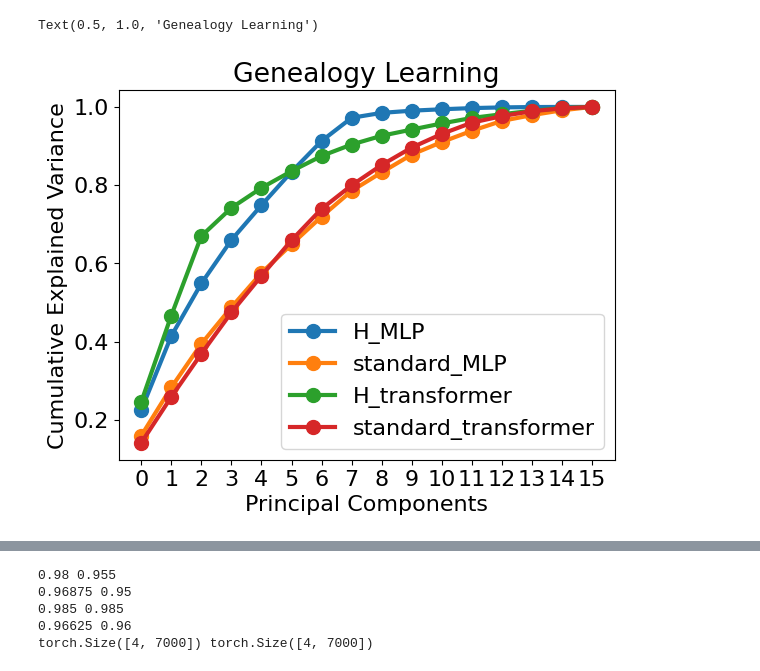
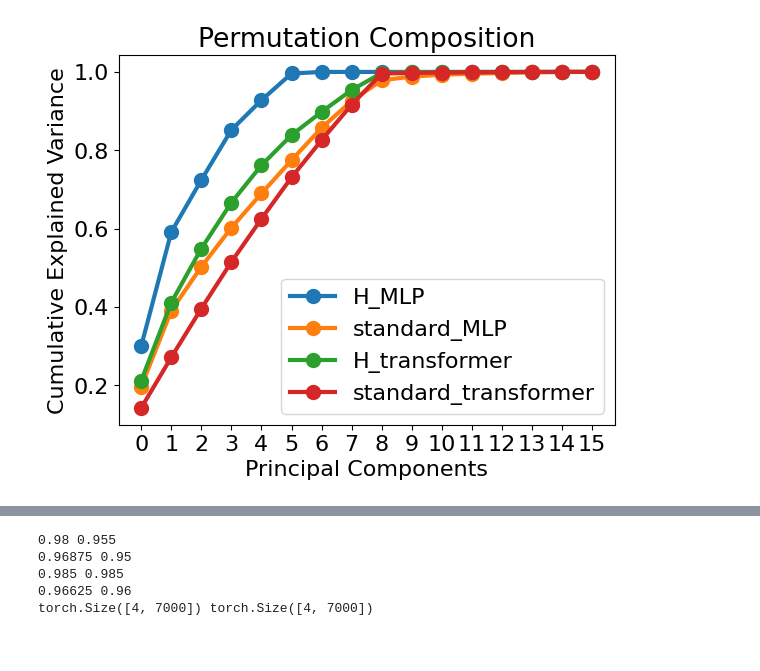
Before and after one commit to maxwellmg/grow-crystals-distance-experiments, a Jupyter notebook: notebooks/plot_runs.ipynb, the cells around one changed output, grey strips where cells are left out. Saved outputs shown, nothing was run; the diff lists cells and outputs as text; code cells hidden in the pictures.

```diff
--- a/notebooks/plot_runs.ipynb
+++ b/notebooks/plot_runs.ipynb
@@ -1,13 +6,13 @@
 # %%
-data_id = "equivalence"
-data_id_choices = ["lattice", "greater", "family_tree", "equivalence", "circle"]
+data_id = "permutation"
+data_id_choices = ["lattice", "greater", "family_tree", "equivalence", "circle", "permutation"]
 model_id_choices = ["H_MLP", "standard_MLP", "H_transformer", "standard_transformer"]
 
 import json
 import matplotlib.pyplot as plt
 
 seed = 66
-#data_id = "lattice"
+# data_id = "lattice"
 data_size = 1000
 train_ratio = 0.8
 
@@ -73,30 +73,46 @@ Text(0.5, 1.0, 'Equivalence Classes')
 # %%
+from sklearn.decomposition import PCA
+
 plt.rcParams.update({'font.size': 16})
+seed=66
 train_ratio = 0.8
 data_size = 1000
+embd_dim = 16
+
 for model_id in model_id_choices:
     fname = f'../results/{seed}_{data_id}_{model_id}_{data_size}_{train_ratio}.json'
-    with open(fname, 'r') as file:
-        data = json.load(file)
-        metric_list = data['variances']
+    try:
+        with open(fname, 'r') as file:
+            data = json.load(file)
+            metric_list = data['variances']
+    except FileNotFoundError: # Riya: I trained some models without using run_exp.py so did not save variances in .json
+        model = load_model_from_file(model_id, data_id, data_size=data_size, train_ratio=train_ratio, seed=seed)
+        embd = model.embedding.cpu().detach().numpy() if 'MLP' in model_id else model.embedding.weight.cpu().detach().numpy()
+        X = embd
+        pca = PCA(n_components=embd_dim)
+        pca.fit(X)
+        embd_t = pca.fit_transform(X)
+        metric_list = pca.explained_variance_ratio_
+
     plt.plot(range(16), np.cumsum(np.array(metric_list))[:16], '-o', label=model_id,linewidth=3,markersize=10)
 
 plt.legend()
 plt.xticks(range(16))
 plt.xlabel('Principal Components')
 plt.ylabel('Cumulative Explained Variance')
 
 data_id_to_title = {
     "lattice": "In-context Learning",
     "greater": "Greater",
     "family_tree": "Genealogy Learning",
     "equivalence": "Equivalence Classes",
     "circle": "Modular Addition",
+    "permutation": "Permutation Composition"
 }
 plt.title(data_id_to_title[data_id])
+plt.savefig("../riya_figs/perm_eff.png")
 # %% [output]
-Text(0.5, 1.0, 'Genealogy Learning')
-[figure, old version]
+[figure, new version]
 # %%
 import torch
 import matplotlib.pyplot as plt
```
Also changed, not shown: parts of 4 cells of this notebook, 11 other files.
